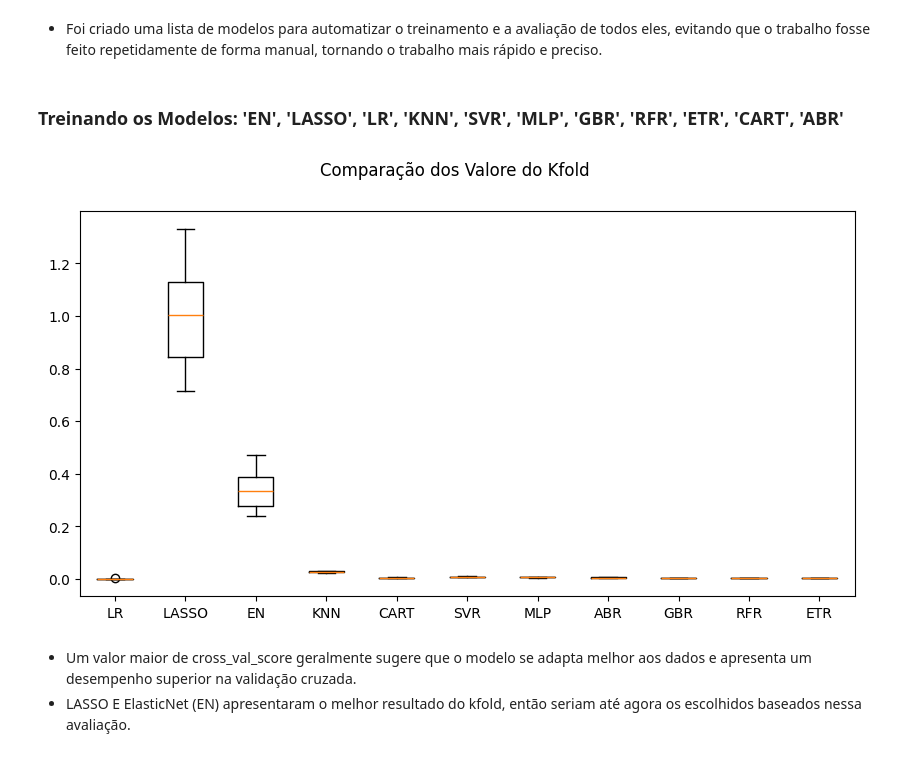
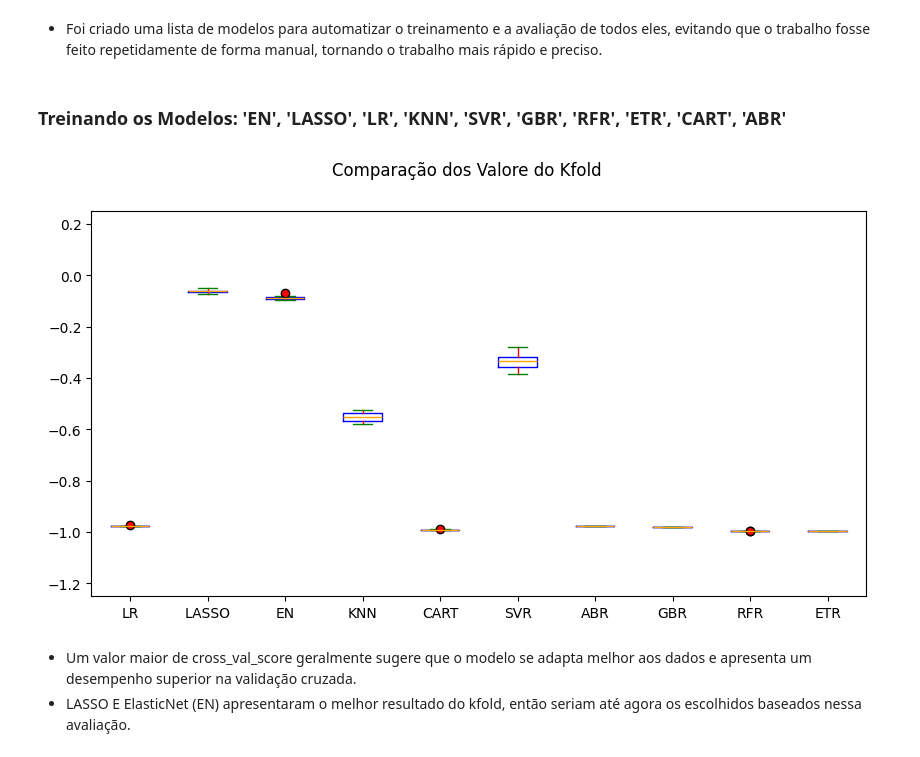
Before and after one commit to jairobernardesjunior/020_Financial_regression_project_risk_tolerance, a Jupyter notebook: 02 prt_treina.ipynb, the cells around one changed output. Cells and saved outputs as stored; diff of their text form; code cells hidden in the pictures.

```diff
--- a/02 prt_treina.ipynb
+++ b/02 prt_treina.ipynb
@@ -120,11 +119,13 @@ memory usage: 9.6 KB
 y= None
 # %%
 # separando os sets de treino e teste em 20% para teste e 80% para treino
-X_train, X_test, Y_train, Y_test = train_test_split(X, y, test_size=0.20, random_state=42)
+test_size = 0.20
+seed = 42
+X_train, X_test, Y_train, Y_test = train_test_split(X, y, test_size=test_size, random_state=seed)
 # %%
 # hiperparâmetros do CV (cross validation)
 num_folds = 10
-scoring = 'neg_mean_squared_error'
+scoring = 'r2'
 # %%
 # implementando os modelos de ML
 models = []
@@ -137,9 +138,6 @@ models.append(('KNN', KNeighborsRegressor()))
 models.append(('CART', DecisionTreeRegressor()))
 models.append(('SVR', SVR()))
 
-# rede neural
-models.append(('MLP', MLPRegressor()))
-
 # ensemble - boosting
 models.append(('ABR', AdaBoostRegressor()))
 models.append(('GBR', GradientBoostingRegressor()))
@@ -150,7 +148,7 @@ models.append(('ETR', ExtraTreesRegressor()))
 # %% [markdown]
 - Foi criado uma lista de modelos para automatizar o treinamento e a avaliação de todos eles, evitando que o trabalho fosse feito repetidamente de forma manual, tornando o trabalho mais rápido e preciso.
 # %% [markdown]
-### Treinando os Modelos: 'EN', 'LASSO', 'LR', 'KNN', 'SVR', 'MLP', 'GBR', 'RFR', 'ETR', 'CART', 'ABR'
+### Treinando os Modelos: 'EN', 'LASSO', 'LR', 'KNN', 'SVR', 'GBR', 'RFR', 'ETR', 'CART', 'ABR'
 # %%
 # obtendo os scores do k-fold e o erro quadrático médio entre o resultado conhecido e o resultado previsto
 names = []
@@ -166,7 +164,7 @@ for name, model in models:
         divisorC=100 # modificando a escala para visualizar no gráfico
         #divisorK=10
     else:
-        if name in ('LR', 'KNN', 'SVR', 'MLP', 'GBR', 'RFR', 'ETR', 'CART', 'ABR'):
+        if name in ('LR', 'KNN', 'SVR', 'GBR', 'RFR', 'ETR', 'CART', 'ABR'):
             divisorC, divisorK= 1, 1
             #divisorK=0.1 # modificando a escala para visualizar no gráfico
             #divisorC=0.1
@@ -191,15 +189,20 @@ for name, model in models:
 # %%
 # comparando resultados da validação cruzada
 # quanto maior o cross_val_score o modelo é mais consistente e generalizável
 fig = pyplot.figure()
 fig.suptitle('Comparação dos Valore do Kfold')
 ax = fig.add_subplot(111)
-pyplot.boxplot(kfold_results)
+ymin= -1.25
+ymax= 0.25
+pyplot.ylim(ymin, ymax)
+pyplot.boxplot(kfold_results, boxprops=dict(color='blue'), whiskerprops=dict(color='red'), \
+               capprops=dict(color='green'), medianprops=dict(color='orange'), \
+               flierprops=dict(markerfacecolor='red', marker='o'))
 ax.set_xticklabels(names)
 fig.set_size_inches(10,5)
 pyplot.show()
 # %% [output]
-[figure, old version]
+[figure, new version]
 # %% [markdown]
 - Um valor maior de cross_val_score geralmente sugere que o modelo se adapta melhor aos dados e apresenta um desempenho superior na validação cruzada.
 - LASSO E ElasticNet (EN) apresentaram o melhor resultado do kfold, então seriam até agora os escolhidos baseados nessa avaliação.
```
Also changed, not shown: parts of 15 cells of this notebook, 3 other files.
